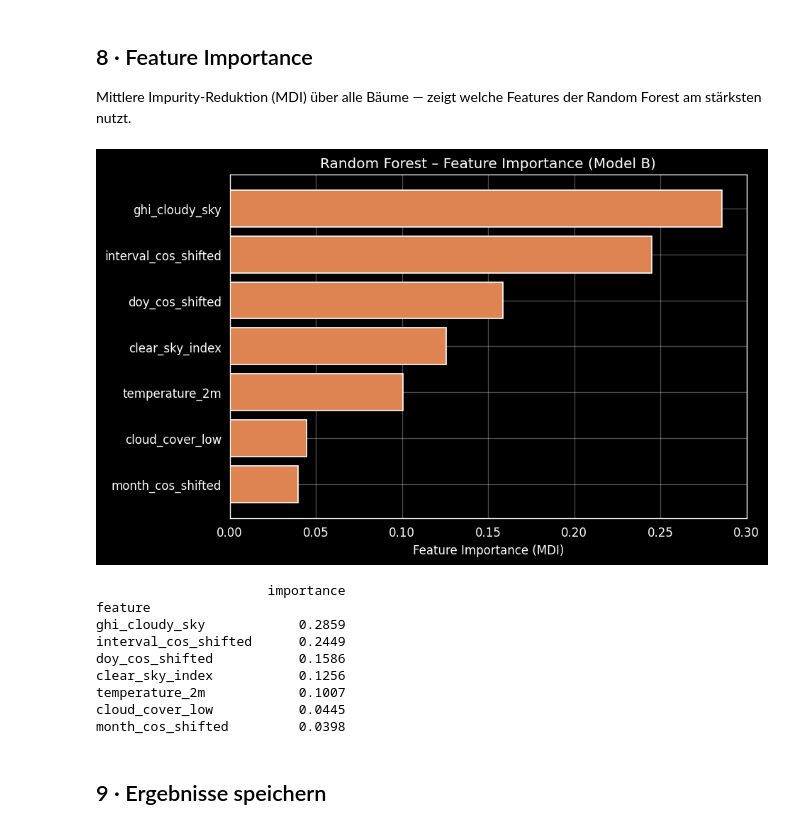
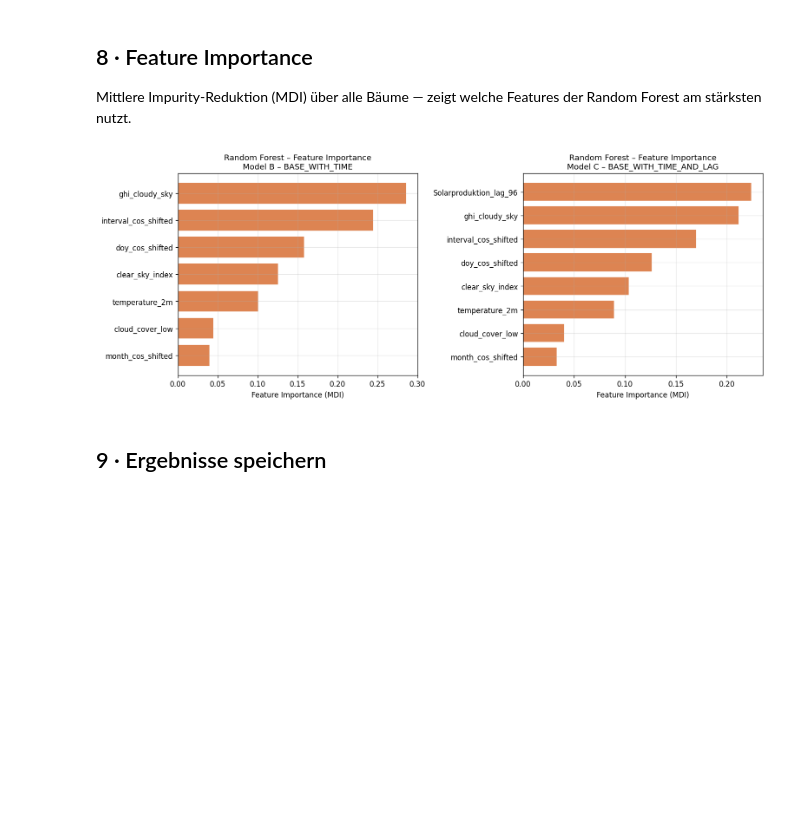
Before and after one commit to Anni075/KI-Project, a Jupyter notebook: notebooks/models/02_random_forest.ipynb, the cells around one changed output. Saved outputs shown, nothing was run; the diff lists cells and outputs as text; code cells hidden in the pictures; blank space fills up the shorter version.

```diff
--- a/notebooks/models/02_random_forest.ipynb
+++ b/notebooks/models/02_random_forest.ipynb
@@ -165,12 +197,13 @@ results_df[['rmse', 'mae', 'r2', 'nrmse', 'skill_mae']].round(4)
 # %%
-fig, axes = plt.subplots(1, 2, figsize=(12, 4))
+fig, axes = plt.subplots(1, 2, figsize=(13, 4))
 
 models = [
     'Klimatologie (val)',
-    'Linear – mit Zeit (val)', 'RF A – ohne Zeit (val)', 'RF B – mit Zeit (val)',
+    'Linear – mit Zeit (val)', 'RF A – ohne Zeit (val)',
+    'RF B – mit Zeit (val)', 'RF C – mit Zeit+Lag (val)',
 ]
-labels = ['Klimatologie\n(Saison+Stunde)', 'Linear\n(mit Zeit)', 'RF A\n(ohne Zeit)', 'RF B\n(mit Zeit)']
-colors = ['#8172B2', '#55A868', '#4C72B0', '#DD8452']
+labels = ['Klimatologie', 'Linear\n(mit Zeit)', 'RF A\n(ohne Zeit)', 'RF B\n(mit Zeit)', 'RF C\n(Zeit+Lag)']
+colors = ['#8172B2', '#55A868', '#4C72B0', '#DD8452', '#C44E52']
 
 for ax, metric, title in [
     (axes[0], 'mae',  'MAE – Validierungsset'),
@@ -178,12 +211,12 @@ for ax, metric, title in [
 ]:
     vals = [results_df.loc[m, metric] for m in models]
     bars = ax.bar(labels, vals, color=colors, edgecolor='white', linewidth=1.2)
-    ax.bar_label(bars, fmt='%.0f W', padding=4, fontsize=10)
+    ax.bar_label(bars, fmt='%.0f W', padding=4, fontsize=9)
     ax.set_title(title, fontsize=12, fontweight='bold')
     ax.set_ylabel(f'{metric.upper()} [W]')
     ax.set_ylim(0, max(vals) * 1.25)
 
-plt.suptitle('Vergleich: Klimatologie · Linear · Random Forest (ohne/mit Zeitfeatures)',
+plt.suptitle('Random Forest: BASE / BASE_WITH_TIME / BASE_WITH_TIME_AND_LAG',
              fontsize=11, fontweight='bold')
 plt.tight_layout()
 plt.show()
@@ -245,31 +278,25 @@ plt.show()
 
 Mittlere Impurity-Reduktion (MDI) über alle Bäume — zeigt welche Features der Random Forest am stärksten nutzt.
 # %%
-imp_df = pd.DataFrame({
-    'feature':    FEATURES_B,
-    'importance': model_b.feature_importances_,
-}).set_index('feature').sort_values('importance')
+fig, axes = plt.subplots(1, 2, figsize=(13, 5))
 
-fig, ax = plt.subplots(figsize=(8, 5))
-ax.barh(imp_df.index, imp_df['importance'],
-        color='#DD8452', edgecolor='white')
-ax.set_xlabel('Feature Importance (MDI)')
-ax.set_title('Random Forest – Feature Importance (Model B)', fontsize=12)
+for ax, model, feats, title in [
+    (axes[0], model_b, FEATURES_B, 'Model B – BASE_WITH_TIME'),
+    (axes[1], model_c, FEATURES_C, 'Model C – BASE_WITH_TIME_AND_LAG'),
+]:
+    imp_df = pd.DataFrame({
+        'feature':    feats,
+        'importance': model.feature_importances_,
+    }).set_index('feature').sort_values('importance')
+
+    ax.barh(imp_df.index, imp_df['importance'], color='#DD8452', edgecolor='white')
+    ax.set_xlabel('Feature Importance (MDI)')
+    ax.set_title(f'Random Forest – Feature Importance\n{title}', fontsize=11)
+
 plt.tight_layout()
 plt.show()
-
-print(imp_df.sort_values('importance', ascending=False).round(4))
 # %% [output]
-[figure, old version]
+[figure, new version]
-                      importance
-feature
-ghi_cloudy_sky            0.2859
-interval_cos_shifted      0.2449
-doy_cos_shifted           0.1586
-clear_sky_index           0.1256
-temperature_2m            0.1007
-cloud_cover_low           0.0445
-month_cos_shifted         0.0398
 # %% [markdown]
 ## 9 · Ergebnisse speichern
 # %%
```
Also changed, not shown: parts of 10 cells of this notebook, 6 other files.
